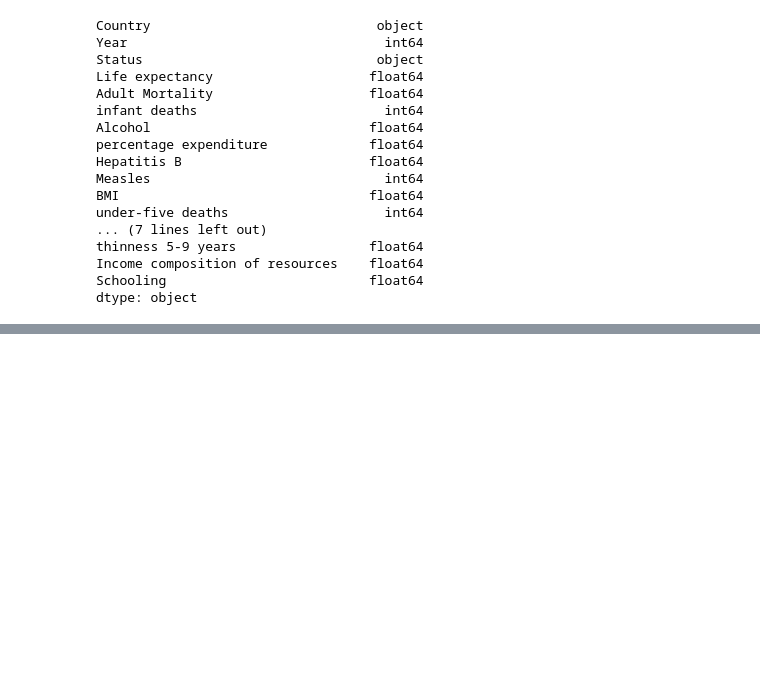
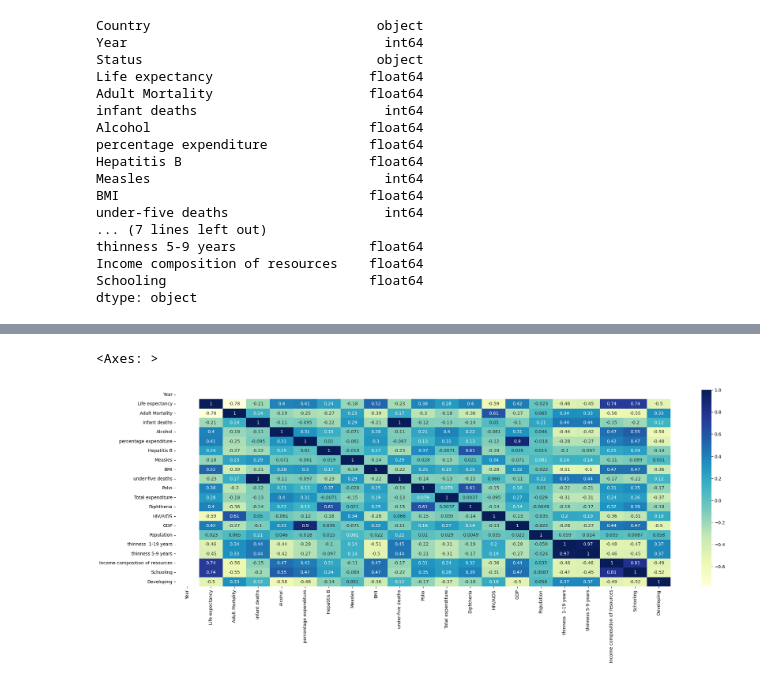
Before and after one commit to M-Woi/IBMCoursera, a Jupyter notebook: Life_xpectancy.ipynb, the cells around one changed output, grey strips where cells are left out. Cells and saved outputs as stored; diff of their text form; code cells hidden in the pictures; blank space fills up the shorter version.

```diff
--- a/Life_xpectancy.ipynb
+++ b/Life_xpectancy.ipynb
@@ -138,0 +253,11 @@ fatal: not a git repository (or any of the parent directories): .git
+# %%
+#D Dummies for Status #'Developing': 1 / Developed 0
+df_cat = pd.get_dummies(who_df_10['Status'], prefix='', prefix_sep='', drop_first=True)
+who_df_10 = pd.concat([who_df_10, df_cat], axis=1)
+who_df_10.drop('Status', axis=1, inplace=True)
+# %%
+plt.figure(figsize=(25,8))
+sns.heatmap(who_df_10.corr(), annot=True, cmap="YlGnBu")
+# %% [output]
+<Axes: >
+[figure, added]
```
Also changed, not shown: parts of 21 cells of this notebook.
